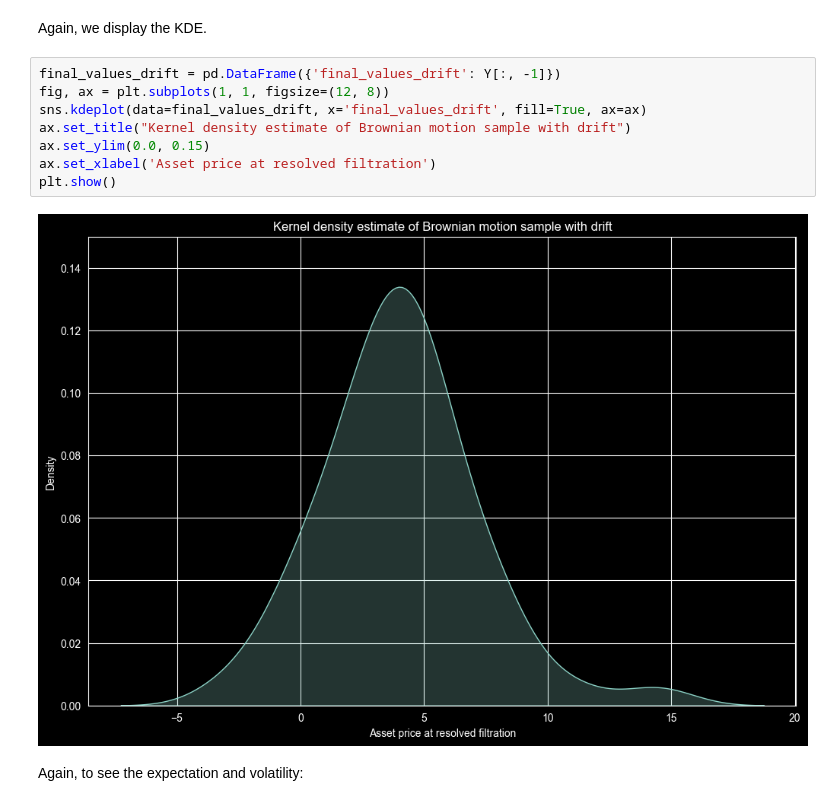
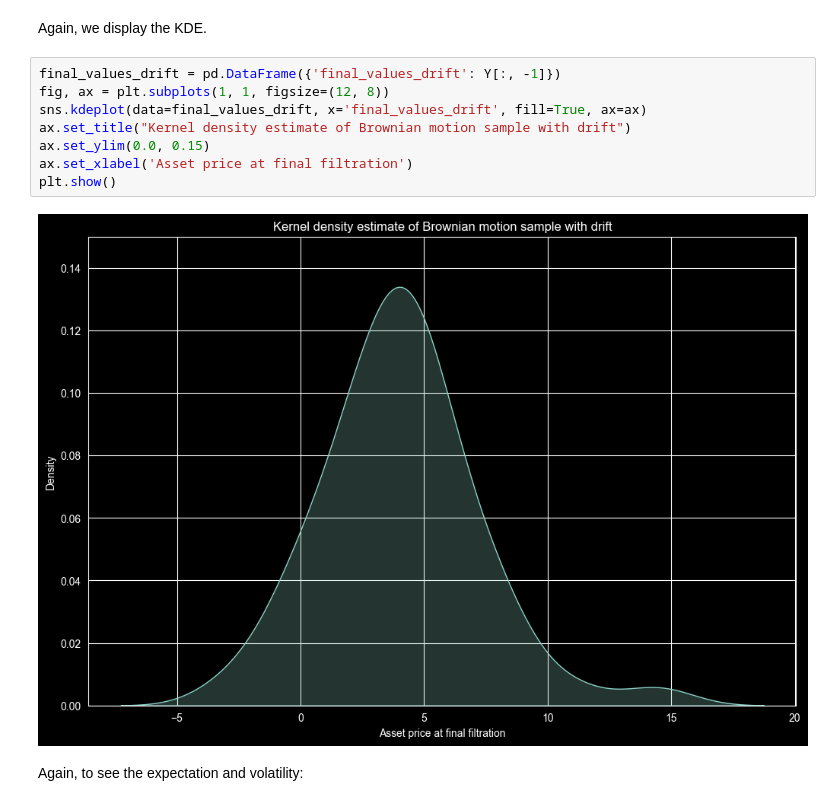
Before and after one commit to patricklin888/Simple-Projects, a Jupyter notebook: brownian_motion.ipynb, the cells around one changed output. Saved outputs shown, nothing was run; the diff lists cells and outputs as text.

```diff
--- a/brownian_motion.ipynb
+++ b/brownian_motion.ipynb
@@ -105,13 +105,13 @@ Again, we display the KDE.
 # %%
 final_values_drift = pd.DataFrame({'final_values_drift': Y[:, -1]})
 fig, ax = plt.subplots(1, 1, figsize=(12, 8))
 sns.kdeplot(data=final_values_drift, x='final_values_drift', fill=True, ax=ax)
 ax.set_title("Kernel density estimate of Brownian motion sample with drift")
 ax.set_ylim(0.0, 0.15)
-ax.set_xlabel('Asset price at resolved filtration')
+ax.set_xlabel('Asset price at final filtration')
 plt.show()
 # %% [output]
-[figure, old version]
+[figure, new version]
 # %% [markdown]
 Again, to see the expectation and volatility:
 # %%
```
Also changed, not shown: parts of 3 cells of this notebook.
